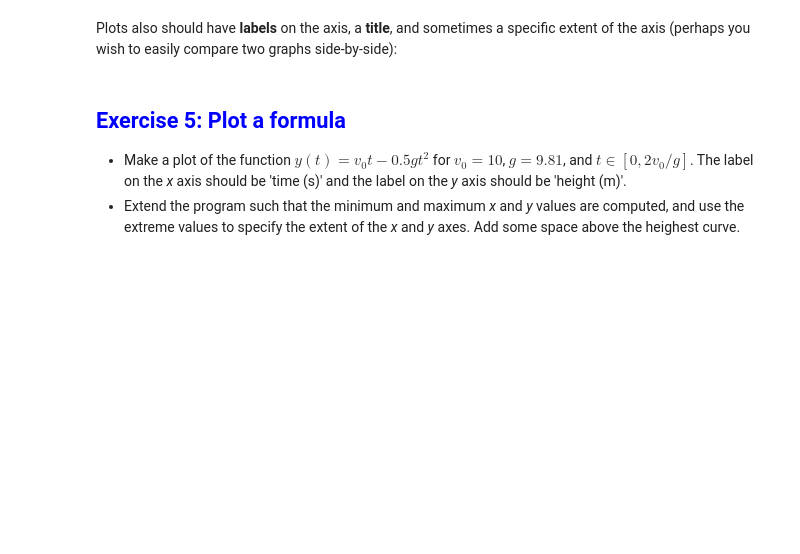
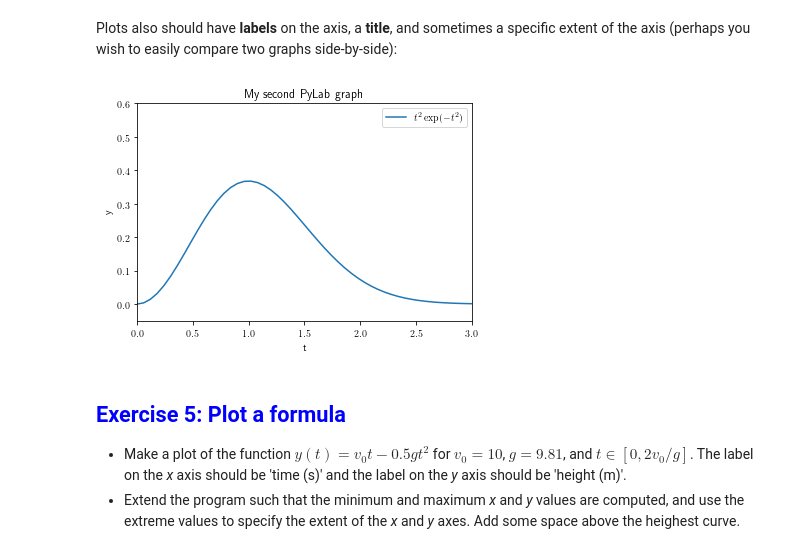
Before and after one commit to srh18/Introduction-to-Python-programming-for-MPECDT, a Jupyter notebook: notebook/Python-3.ipynb, the cells around one changed output. Drawn from its saved outputs; the diff is of its cells as text; code cells hidden in the pictures; blank space fills up the shorter version.

```diff
--- a/notebook/Python-3.ipynb
+++ b/notebook/Python-3.ipynb
@@ -133,6 +140,7 @@ Notes:
 ### Watch out for references Vs. copies of arrays!
 Consider this code:
 # %%
+x[-1]=92
 a=x
 a[-1] = 42
 print(x[-1])
@@ -153,3 +173,8 @@ $h(x) = \frac{1}{\sqrt{2\pi}}\exp(-0.5x^2)$</br></br>
 # %% [markdown]
 ## <span style="color:blue">Exercise 2: Apply a function to a vector</span>
 Given a vector $v = (2, 3, −1)$ and a function $f(x) = x^3 + xe^x + 1$, apply $f$ to each element in $v$. Then calculate $f(v)$ as $v^3 + ve^v + 1$ using vector computing rules. Show that the two results are equal.
+# %%
+v=array([2,3,-1])
+def f(x):
+    return x**3+x*exp(x)+1
+f(v)
@@ -195,18 +244,20 @@ Plots also should have **labels** on the axis, a **title**, and sometimes a spec
 # %%
 def f(t):
     return t**2*exp(-t**2)
 
 t = linspace(0, 3, 51) # Generates 51 points between 0 and 3
 y = f(t)
 plot(t, y)
 
 xlabel('t')
 ylabel('y')
-legend(('t^2*exp(-t^2)',))
+legend(('$t^2 \exp(-t^2)$',))
 axis([0, 3, -0.05, 0.6]) # specify the extent of the axes [tmin, tmax, ymin, ymax]
 
 title('My second PyLab graph')
 show()
+# %% [output]
+[figure, added]
 # %% [markdown]
 ## <span style="color:blue">Exercise 5: Plot a formula</span>
 * Make a plot of the function $y(t) = v_0t − 0.5gt^2$ for $v_0 = 10$, $g = 9.81$, and $t \in [0, 2v_0/g]$. The label on the *x* axis should be 'time (s)' and the label on the *y* axis should be 'height (m)'.
```
Also changed, not shown: parts of 18 cells of this notebook, 2 other files.
